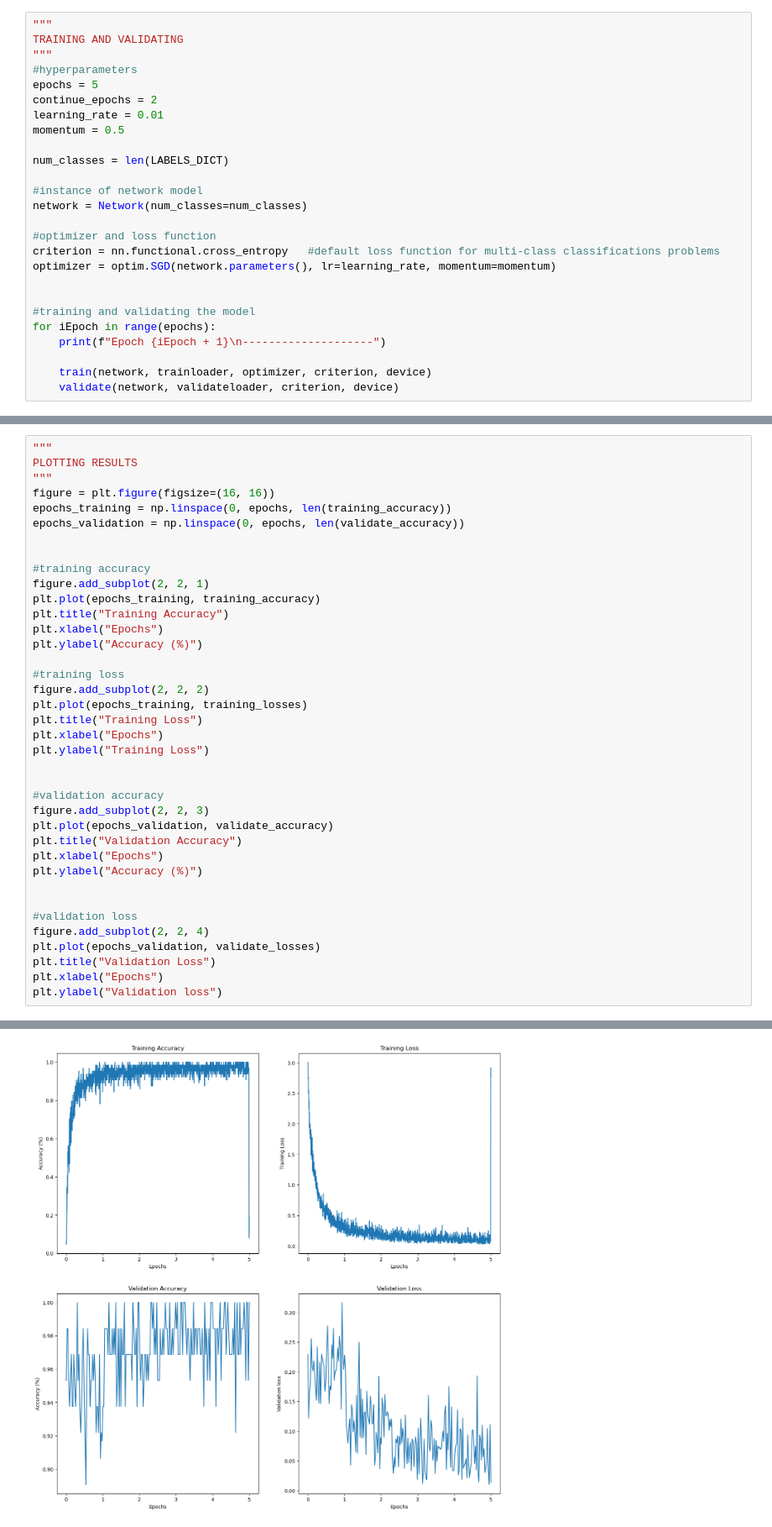
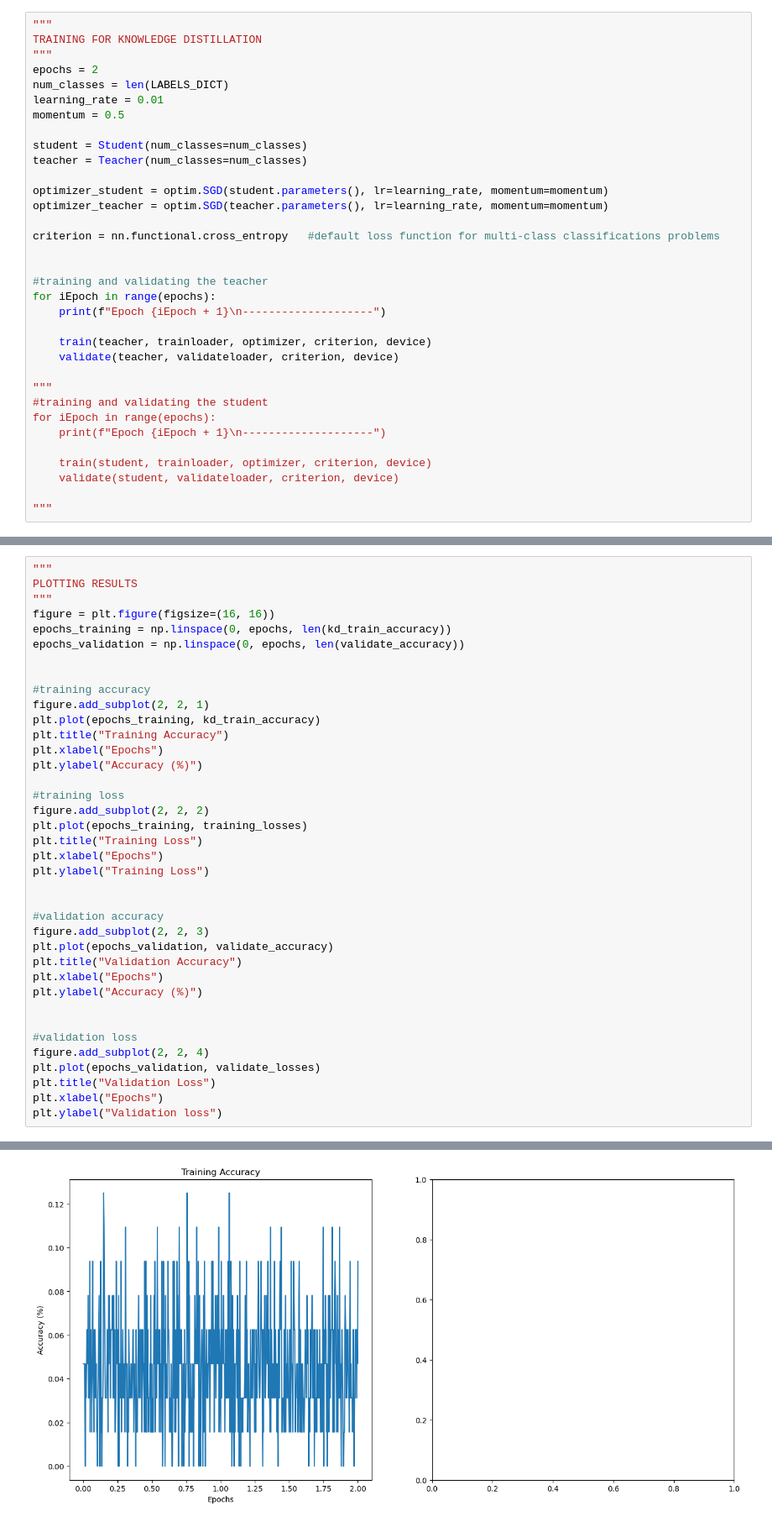
Before and after one commit to emilhu20/Handwritten-Digit-Calculator-using-Knowledge-Distillation, a Jupyter notebook: project_optimized.ipynb, the cells around one changed output, grey strips where cells are left out. Shown at 84% size. Cells and saved outputs as stored; diff of their text form.

```diff
--- a/project_optimized.ipynb
+++ b/project_optimized.ipynb
@@ -559,30 +453,38 @@ def validate(network, validationloader, criterion, device):
     print(f"Validation set: \n Accuracy: {(100 * validation_correct):>0.1f}%, Average loss: {validation_loss:>8f} \n")
 # %%
 """
-TRAINING AND VALIDATING
+TRAINING FOR KNOWLEDGE DISTILLATION
 """
-#hyperparameters
-epochs = 5
-continue_epochs = 2
+epochs = 2
+num_classes = len(LABELS_DICT)
 learning_rate = 0.01
 momentum = 0.5
 
-num_classes = len(LABELS_DICT)
+student = Student(num_classes=num_classes)
+teacher = Teacher(num_classes=num_classes)
 
-#instance of network model
-network = Network(num_classes=num_classes)
+optimizer_student = optim.SGD(student.parameters(), lr=learning_rate, momentum=momentum)
+optimizer_teacher = optim.SGD(teacher.parameters(), lr=learning_rate, momentum=momentum)
 
-#optimizer and loss function
 criterion = nn.functional.cross_entropy   #default loss function for multi-class classifications problems
-optimizer = optim.SGD(network.parameters(), lr=learning_rate, momentum=momentum)
 
 
-#training and validating the model
+#training and validating the teacher
 for iEpoch in range(epochs):
     print(f"Epoch {iEpoch + 1}\n--------------------")
 
-    train(network, trainloader, optimizer, criterion, device)
-    validate(network, validateloader, criterion, device)
+    train(teacher, trainloader, optimizer, criterion, device)
+    validate(teacher, validateloader, criterion, device)
+
+"""
+#training and validating the student
+for iEpoch in range(epochs):
+    print(f"Epoch {iEpoch + 1}\n--------------------")
+
+    train(student, trainloader, optimizer, criterion, device)
+    validate(student, validateloader, criterion, device)
+
+"""
 # %% [output]
 Epoch 1
 --------------------
@@ -594,13 +607,13 @@ KeyboardInterrupt:
 PLOTTING RESULTS
 """
 figure = plt.figure(figsize=(16, 16))
-epochs_training = np.linspace(0, epochs, len(training_accuracy))
+epochs_training = np.linspace(0, epochs, len(kd_train_accuracy))
 epochs_validation = np.linspace(0, epochs, len(validate_accuracy))
 
 
 #training accuracy
 figure.add_subplot(2, 2, 1)
-plt.plot(epochs_training, training_accuracy)
+plt.plot(epochs_training, kd_train_accuracy)
 plt.title("Training Accuracy")
 plt.xlabel("Epochs")
 plt.ylabel("Accuracy (%)")
@@ -632,4 +645,4 @@ Text(0, 0.5, 'Validation loss')
-[figure, old version]
+[figure, new version]
 # %% [markdown]
 ## Notes
 
```
Also changed, not shown: parts of 9 cells of this notebook.
